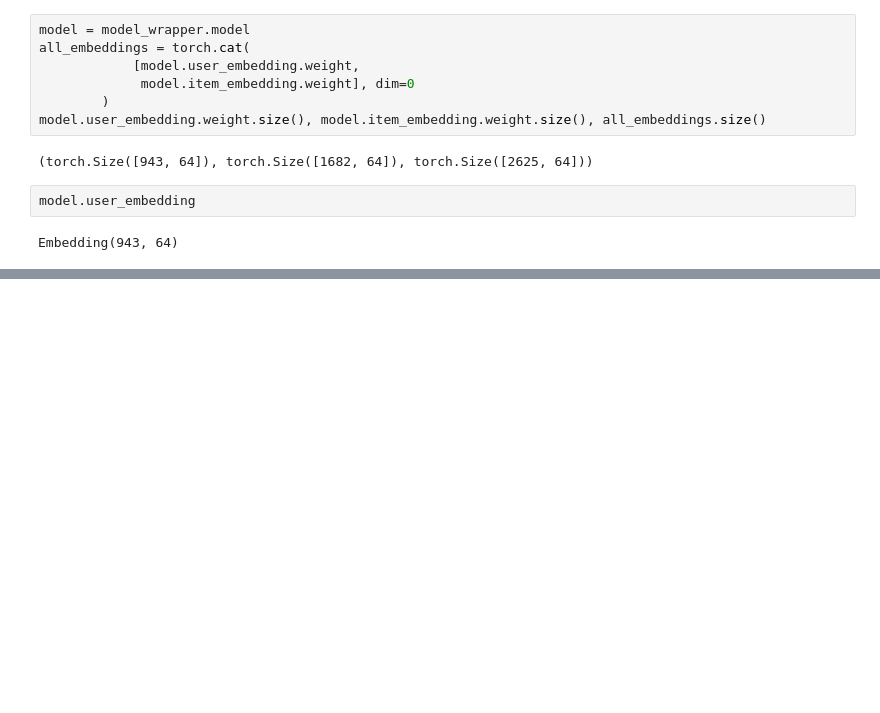
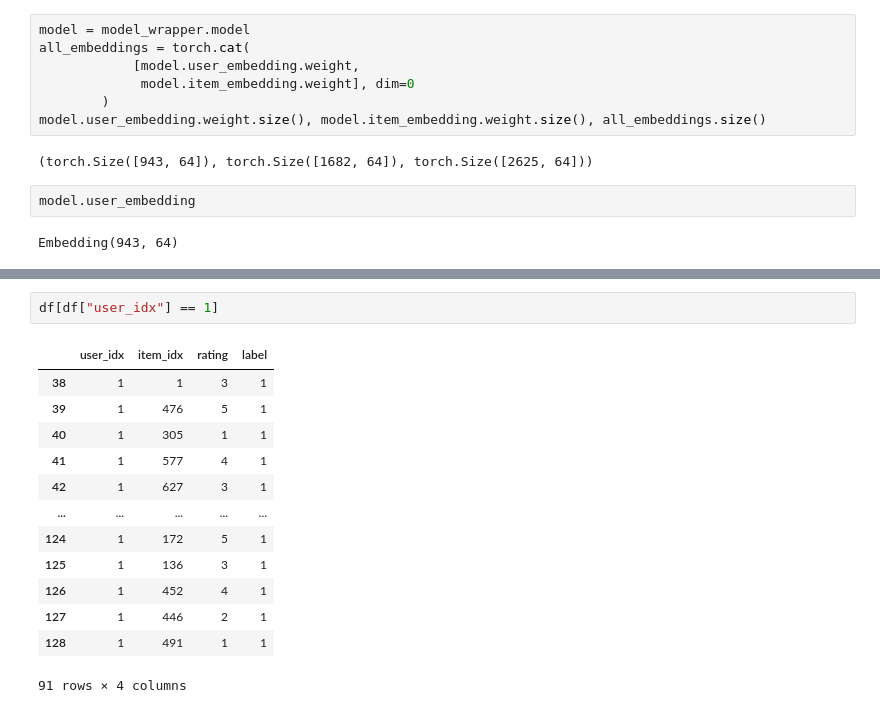
Before and after one commit to PaganMin-11353/dinghui101, a Jupyter notebook: playground.ipynb, the cells around one changed output, grey strips where cells are left out. Saved outputs shown, nothing was run; the diff lists cells and outputs as text; blank space fills up the shorter version.

```diff
--- a/playground.ipynb
+++ b/playground.ipynb
@@ -328,0 +461,16 @@ for i, cluster_id in enumerate(kmeans_result):
+# %%
+df[df["user_idx"] == 1]
+# %% [output]
+|  | user_idx | item_idx | rating | label |
+| 38 | 1 | 1 | 3 | 1 |
+| 39 | 1 | 476 | 5 | 1 |
+| 40 | 1 | 305 | 1 | 1 |
+| 41 | 1 | 577 | 4 | 1 |
+| 42 | 1 | 627 | 3 | 1 |
+| ... | ... | ... | ... | ... |
+| 124 | 1 | 172 | 5 | 1 |
+| 125 | 1 | 136 | 3 | 1 |
+| 126 | 1 | 452 | 4 | 1 |
+| 127 | 1 | 446 | 2 | 1 |
+| 128 | 1 | 491 | 1 | 1 |
+91 rows × 4 columns
```
Also changed, not shown: parts of 28 cells of this notebook, 1 other file.
